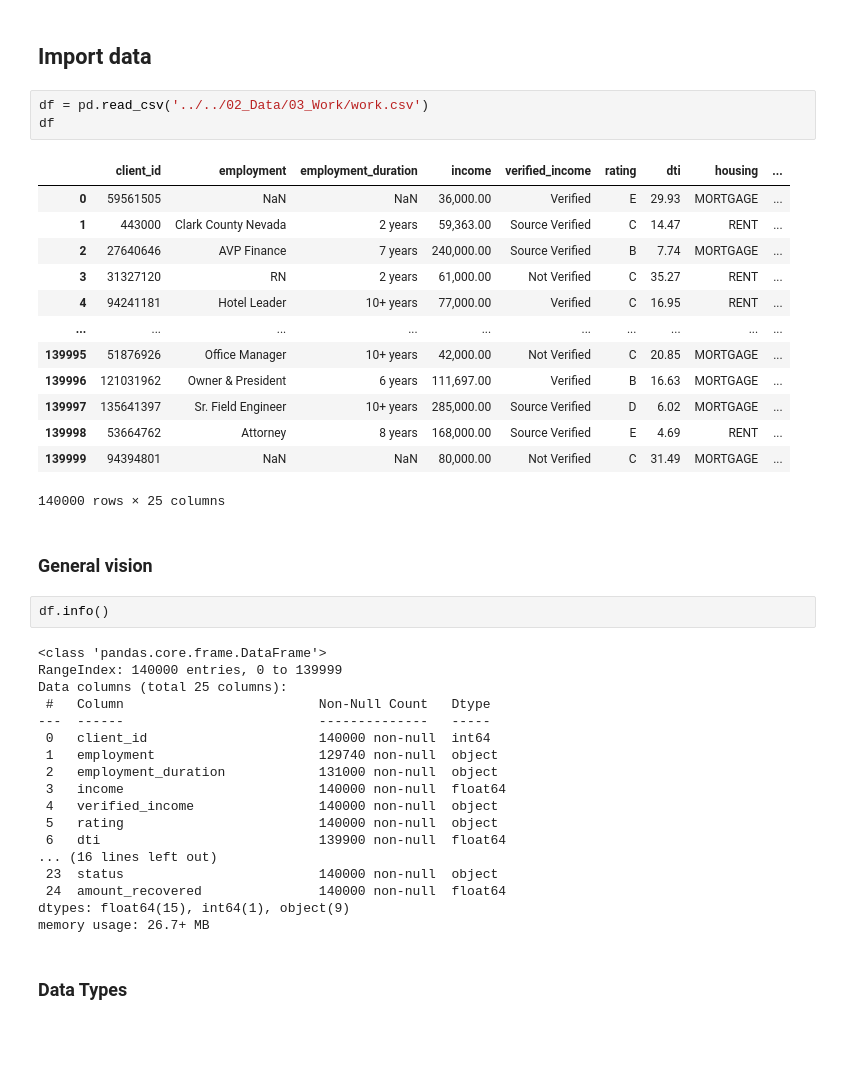
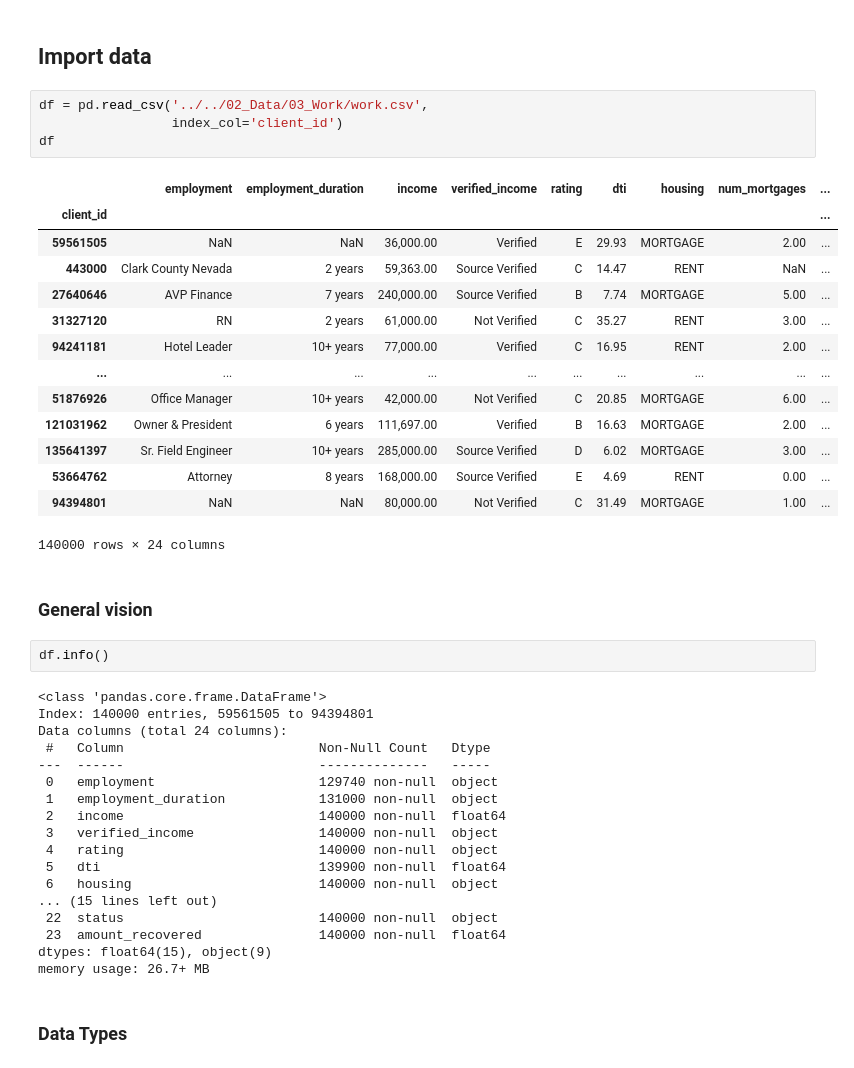
Before and after one commit to adrianriverof/risk-scoring, a Jupyter notebook: 03_Notebooks/02_Development/02_Data_Quality.ipynb, the cells around one changed output. Saved outputs shown, nothing was run; the diff lists cells and outputs as text; blank space fills up the shorter version.

Commit message:
fix(data quality): set client_id as index

```diff
--- a/03_Notebooks/02_Development/02_Data_Quality.ipynb
+++ b/03_Notebooks/02_Development/02_Data_Quality.ipynb
@@ -9,43 +9,45 @@ pd.options.display.float_format = '{:,.2f}'.format
 # %% [markdown]
 ## Import data
 # %%
-df = pd.read_csv('../../02_Data/03_Work/work.csv')
+df = pd.read_csv('../../02_Data/03_Work/work.csv',
+                 index_col='client_id')
 df
 # %% [output]
-|  | client_id | employment | employment_duration | income | verified_income | rating | dti | housing | ... |
-| 0 | 59561505 | NaN | NaN | 36,000.00 | Verified | E | 29.93 | MORTGAGE | ... |
-| 1 | 443000 | Clark County Nevada | 2 years | 59,363.00 | Source Verified | C | 14.47 | RENT | ... |
-| 2 | 27640646 | AVP Finance | 7 years | 240,000.00 | Source Verified | B | 7.74 | MORTGAGE | ... |
-| 3 | 31327120 | RN | 2 years | 61,000.00 | Not Verified | C | 35.27 | RENT | ... |
-| 4 | 94241181 | Hotel Leader | 10+ years | 77,000.00 | Verified | C | 16.95 | RENT | ... |
+|  | employment | employment_duration | income | verified_income | rating | dti | housing | num_mortgages | ... |
+| client_id |  |  |  |  |  |  |  |  | ... |
+| 59561505 | NaN | NaN | 36,000.00 | Verified | E | 29.93 | MORTGAGE | 2.00 | ... |
+| 443000 | Clark County Nevada | 2 years | 59,363.00 | Source Verified | C | 14.47 | RENT | NaN | ... |
+| 27640646 | AVP Finance | 7 years | 240,000.00 | Source Verified | B | 7.74 | MORTGAGE | 5.00 | ... |
+| 31327120 | RN | 2 years | 61,000.00 | Not Verified | C | 35.27 | RENT | 3.00 | ... |
+| 94241181 | Hotel Leader | 10+ years | 77,000.00 | Verified | C | 16.95 | RENT | 2.00 | ... |
 | ... | ... | ... | ... | ... | ... | ... | ... | ... | ... |
-| 139995 | 51876926 | Office Manager | 10+ years | 42,000.00 | Not Verified | C | 20.85 | MORTGAGE | ... |
-| 139996 | 121031962 | Owner & President | 6 years | 111,697.00 | Verified | B | 16.63 | MORTGAGE | ... |
-| 139997 | 135641397 | Sr. Field Engineer | 10+ years | 285,000.00 | Source Verified | D | 6.02 | MORTGAGE | ... |
-| 139998 | 53664762 | Attorney | 8 years | 168,000.00 | Source Verified | E | 4.69 | RENT | ... |
-| 139999 | 94394801 | NaN | NaN | 80,000.00 | Not Verified | C | 31.49 | MORTGAGE | ... |
+| 51876926 | Office Manager | 10+ years | 42,000.00 | Not Verified | C | 20.85 | MORTGAGE | 6.00 | ... |
+| 121031962 | Owner & President | 6 years | 111,697.00 | Verified | B | 16.63 | MORTGAGE | 2.00 | ... |
+| 135641397 | Sr. Field Engineer | 10+ years | 285,000.00 | Source Verified | D | 6.02 | MORTGAGE | 3.00 | ... |
+| 53664762 | Attorney | 8 years | 168,000.00 | Source Verified | E | 4.69 | RENT | 0.00 | ... |
+| 94394801 | NaN | NaN | 80,000.00 | Not Verified | C | 31.49 | MORTGAGE | 1.00 | ... |
-140000 rows × 25 columns
+140000 rows × 24 columns
 # %% [markdown]
 ### General vision
 # %%
 df.info()
 # %% [output]
 <class 'pandas.core.frame.DataFrame'>
-RangeIndex: 140000 entries, 0 to 139999
-Data columns (total 25 columns):
+Index: 140000 entries, 59561505 to 94394801
+Data columns (total 24 columns):
  #   Column                         Non-Null Count   Dtype
 ---  ------                         --------------   -----
- 0   client_id                      140000 non-null  int64
- 1   employment                     129740 non-null  object
- 2   employment_duration            131000 non-null  object
- 3   income                         140000 non-null  float64
- 4   verified_income                140000 non-null  object
- 5   rating                         140000 non-null  object
- 6   dti                            139900 non-null  float64
-... (16 lines left out)
- 23  status                         140000 non-null  object
- 24  amount_recovered               140000 non-null  float64
-dtypes: float64(15), int64(1), object(9)
+ 0   employment                     129740 non-null  object
+ 1   employment_duration            131000 non-null  object
+ 2   income                         140000 non-null  float64
+ 3   verified_income                140000 non-null  object
+ 4   rating                         140000 non-null  object
+ 5   dti                            139900 non-null  float64
+ 6   housing                        140000 non-null  object
+... (15 lines left out)
+ 22  status                         140000 non-null  object
+ 23  amount_recovered               140000 non-null  float64
+dtypes: float64(15), object(9)
 memory usage: 26.7+ MB
 # %% [markdown]
 ### Data Types
```
Also changed, not shown: parts of 4 cells of this notebook.
